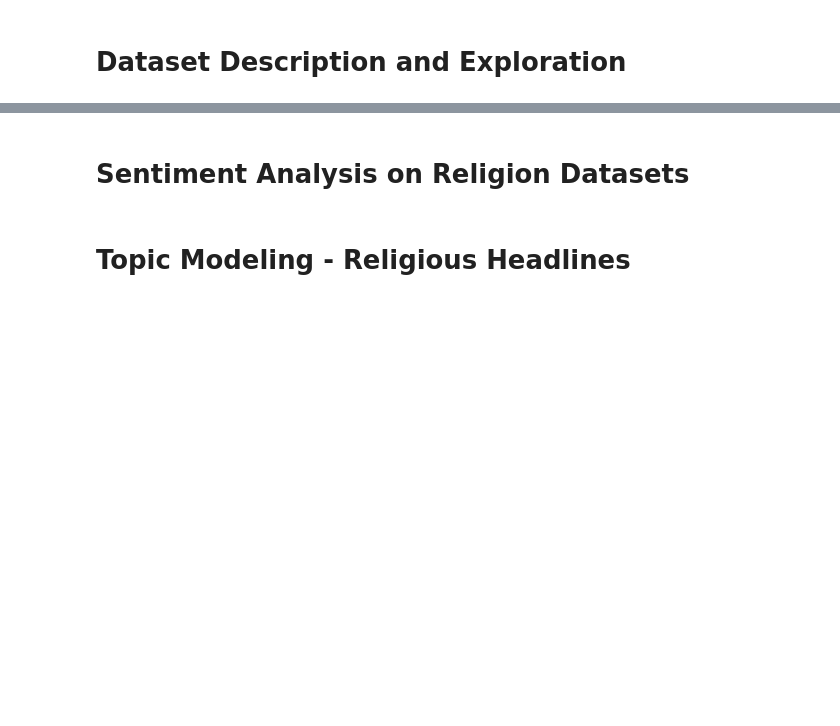
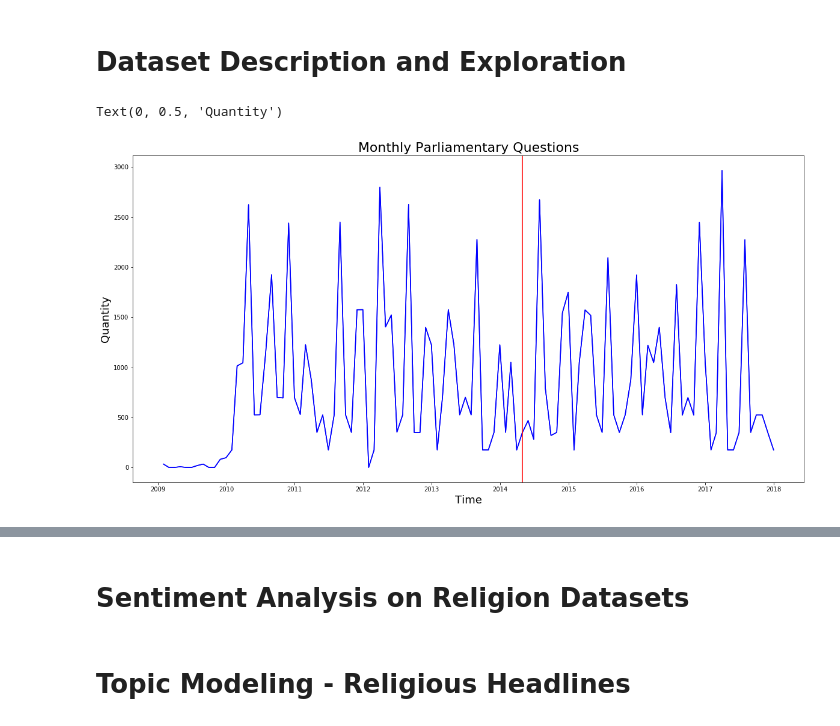
Before and after one commit to nathanderon/india_analysis_UDA, a Jupyter notebook: Final_Analysis.ipynb, the cells around one changed output, grey strips where cells are left out. Saved outputs shown, nothing was run; the diff lists cells and outputs as text; code cells hidden in the pictures; blank space fills up the shorter version.

```diff
--- a/Final_Analysis.ipynb
+++ b/Final_Analysis.ipynb
@@ -36,0 +105,40 @@ def makeWordList(str_object):
+# %%
+#Import parliamentary Q&A dataset
+li = []
+
+for file in glob.glob('./india_analysis_UDA/Parliament_Qs/rajyasabha_questions_and_answers_*.csv'):
+    data = pd.read_csv(file)
+    li.append(data)
+
+parliament_qs = pd.concat(li, axis = 0, ignore_index = True)
+# %%
+#Apply religion filter to parliamentary dataset
+nlp = spacy.load('en_core_web_sm', disable=['ner', 'parser', 'tagger'])
+nlp.max_length = 10000000
+answer_mask = []
+for answer in np.array(parliament_qs["answer"]):
+    parsed = nlp(str(answer))
+    religious_flag = False
+    for token in parsed:
+        if re.match('[a-zA-Z]+$', token.orth_):
+            token_lemma = token.lemma_.lower()
+            if token_lemma in religious_vocab:
+                religious_flag = True
+    answer_mask.append(religious_flag)
+# %%
+#Generate religious parliamentary answer dataset
+answer_mask = pd.Series(answer_mask)
+religious_answers = parliament_qs[answer_mask.values]
+# %%
+#Split religious parliamentary dataset based on when the new government came into office
+answers_pre_mask = []
+for date in religious_answers['answer_date'].to_numpy():
+    if parse(date) < parse('2014.05.26'):
+        answers_pre_mask.append(True)
+    else:
+        answers_pre_mask.append(False)
+answers_pre_mask = pd.Series(answers_pre_mask)
+religious_answers_pre = religious_answers[answers_pre_mask.values]
+religious_answers_post = religious_answers[~answers_pre_mask.values]
+religious_answers_pre.to_csv("religious_answers_pre.csv", index=False)
+religious_answers_post.to_csv("religious_answers_post.csv", index=False)
@@ -100,21 +210,24 @@ for str_object in list(religious_headlines_post["headline_text"]):
 # %%
 #Process Parliament Q&A dataset, aggregating by month and producing a plot of the date distribution
 answer_dates = pd.DataFrame(pd.to_datetime(parliament_qs["answer_date"]))
 final_answer_dates = []
 for date in answer_dates["answer_date"]:
-    if isinstance(date, datetime.date):
+    if isinstance(date, datetime):
         final_answer_dates.append([date, 1])
 final_answer_dates = pd.DataFrame(final_answer_dates)
 #final_answer_dates.reset_index().set_index(0)
 
 plt.figure(figsize=(20,10))
 agg = final_answer_dates.resample('M', on=0).count()
 plt.plot(agg, c='blue')
 election = parse("2014-05-01")
 plt.axvline(x=election, c='red')
 plt.title("Monthly Parliamentary Questions", size=22)
 plt.xlabel("Time", size = 18)
 plt.ylabel("Quantity", size = 18)
+# %% [output]
+Text(0, 0.5, 'Quantity')
+[figure, added]
 # %%
 #Process headlines dataset, aggregating by month and producing datetime plot
 headline_dates = pd.DataFrame(pd.to_datetime(headlines_raw["publish_date"]))
```
Also changed, not shown: parts of 19 cells of this notebook.
